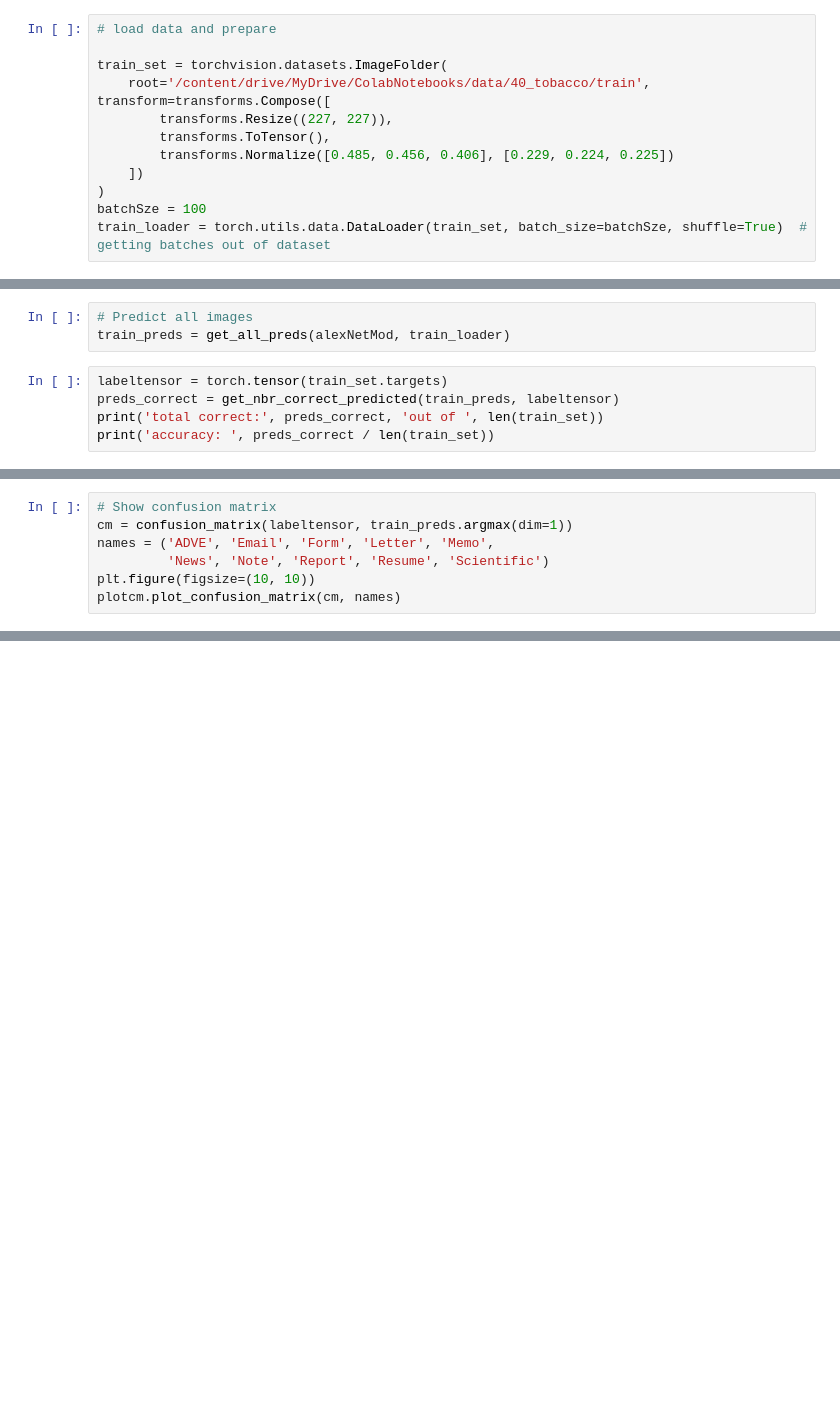
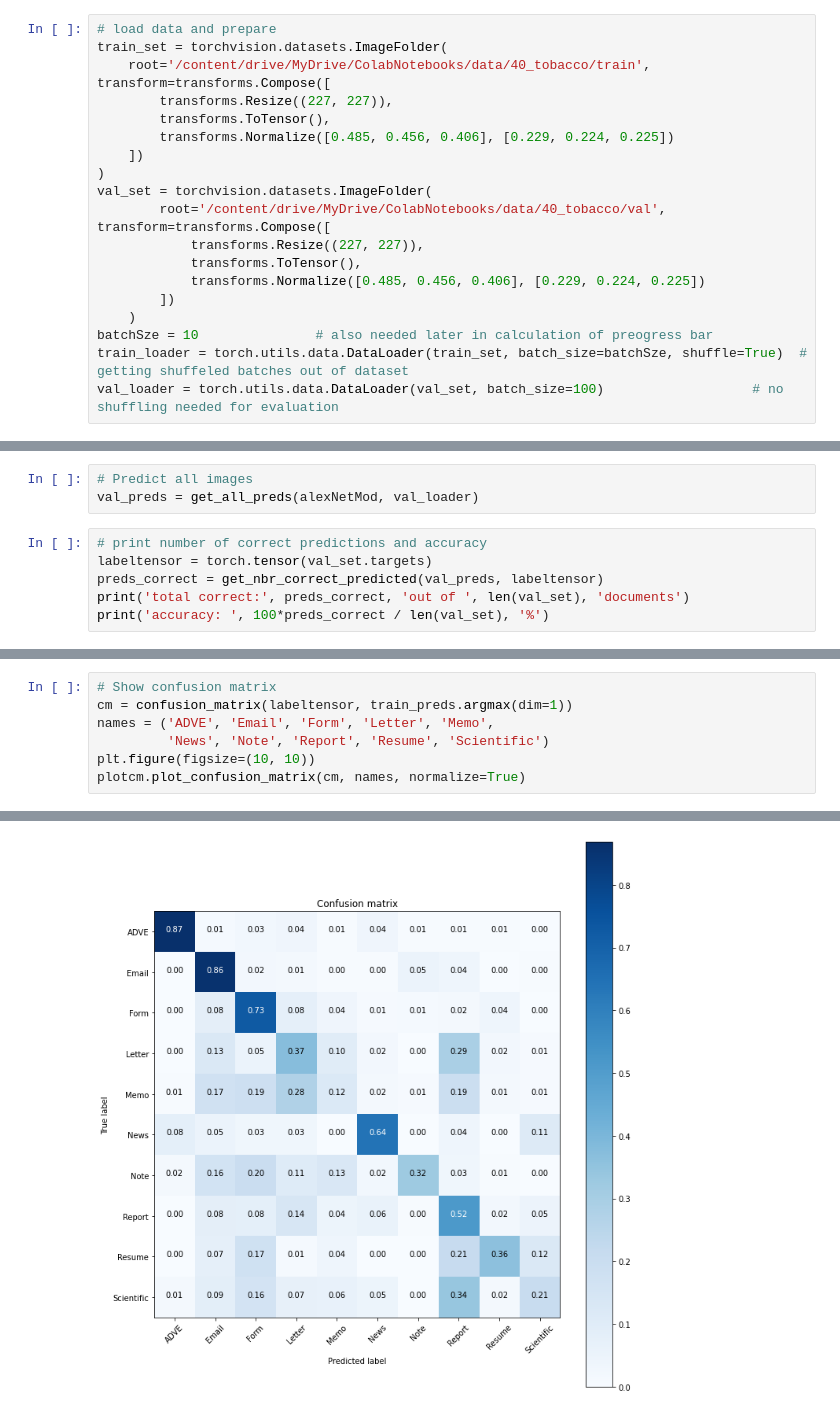
Before and after one commit to JDslay/DCNN, a Jupyter notebook: DCNN.ipynb, the cells around one changed output, grey strips where cells are left out. Drawn from its saved outputs; the diff is of its cells as text; blank space fills up the shorter version.

```diff
--- a/DCNN.ipynb
+++ b/DCNN.ipynb
@@ -39,6 +52,5 @@ def get_nbr_correct_predicted(preds, labels):
 # %%
 # load data and prepare
-
 train_set = torchvision.datasets.ImageFolder(
     root='/content/drive/MyDrive/ColabNotebooks/data/40_tobacco/train', transform=transforms.Compose([
         transforms.Resize((227, 227)),
@@ -46,5 +58,13 @@ train_set = torchvision.datasets.ImageFolder(
         transforms.Normalize([0.485, 0.456, 0.406], [0.229, 0.224, 0.225])
     ])
 )
-batchSze = 100
-train_loader = torch.utils.data.DataLoader(train_set, batch_size=batchSze, shuffle=True)  # getting batches out of dataset
+val_set = torchvision.datasets.ImageFolder(
+        root='/content/drive/MyDrive/ColabNotebooks/data/40_tobacco/val', transform=transforms.Compose([
+            transforms.Resize((227, 227)),
+            transforms.ToTensor(),
+            transforms.Normalize([0.485, 0.456, 0.406], [0.229, 0.224, 0.225])
+        ])
+    )
+batchSze = 10               # also needed later in calculation of preogress bar
+train_loader = torch.utils.data.DataLoader(train_set, batch_size=batchSze, shuffle=True)  # getting shuffeled batches out of dataset
+val_loader = torch.utils.data.DataLoader(val_set, batch_size=100)                   # no shuffling needed for evaluation
@@ -88,9 +126,10 @@ print(total_correct/len(train_set))
 # %%
 # Predict all images
-train_preds = get_all_preds(alexNetMod, train_loader)
+val_preds = get_all_preds(alexNetMod, val_loader)
 # %%
-labeltensor = torch.tensor(train_set.targets)
-preds_correct = get_nbr_correct_predicted(train_preds, labeltensor)
-print('total correct:', preds_correct, 'out of ', len(train_set))
-print('accuracy: ', preds_correct / len(train_set))
+# print number of correct predictions and accuracy
+labeltensor = torch.tensor(val_set.targets)
+preds_correct = get_nbr_correct_predicted(val_preds, labeltensor)
+print('total correct:', preds_correct, 'out of ', len(val_set), 'documents')
+print('accuracy: ', 100*preds_correct / len(val_set), '%')
 # %% [output]
@@ -102,4 +141,5 @@ cm = confusion_matrix(labeltensor, train_preds.argmax(dim=1))
 names = ('ADVE', 'Email', 'Form', 'Letter', 'Memo',
          'News', 'Note', 'Report', 'Resume', 'Scientific')
 plt.figure(figsize=(10, 10))
-plotcm.plot_confusion_matrix(cm, names)
+plotcm.plot_confusion_matrix(cm, names, normalize=True)
+# %% [output]
@@ -105,0 +163 @@ plotcm.plot_confusion_matrix(cm, names)
+[figure, added]
```
Also changed, not shown: parts of 15 cells of this notebook.
